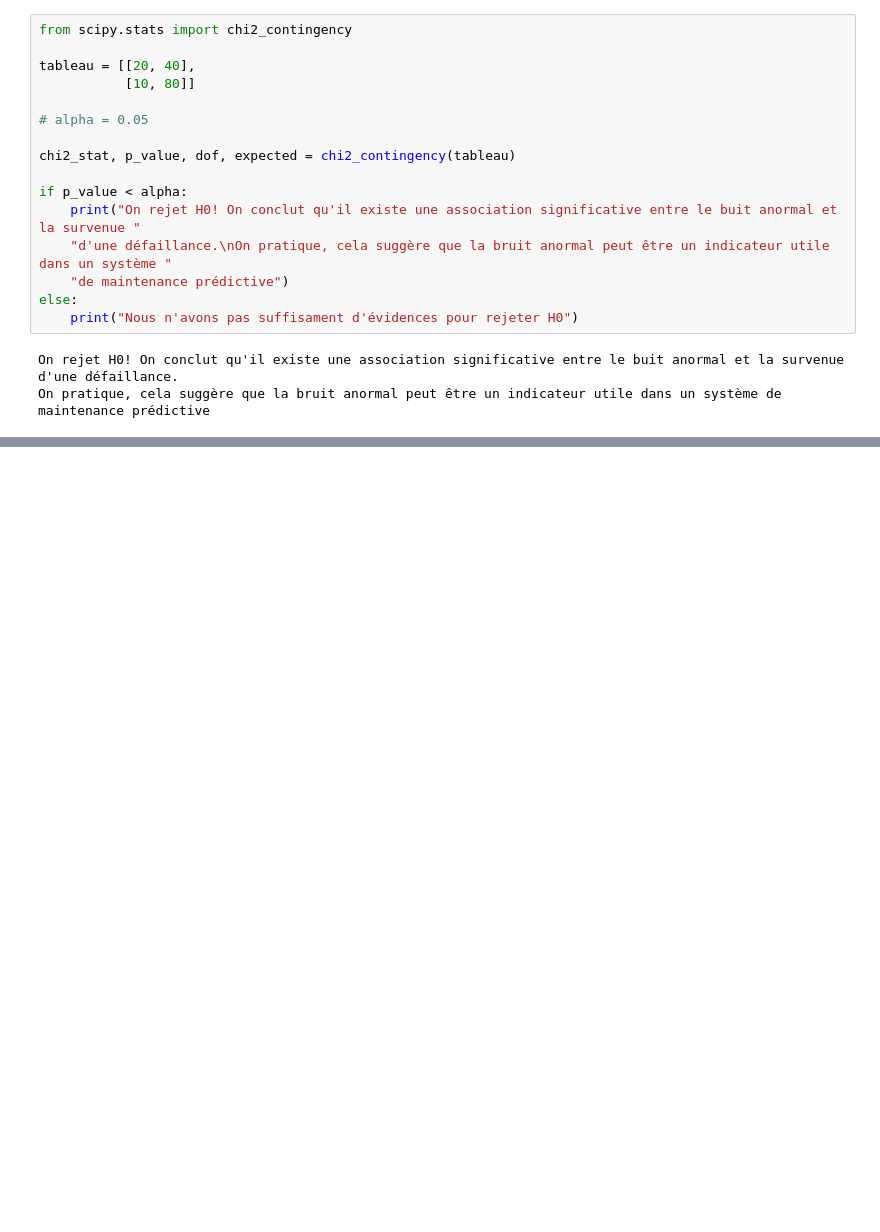
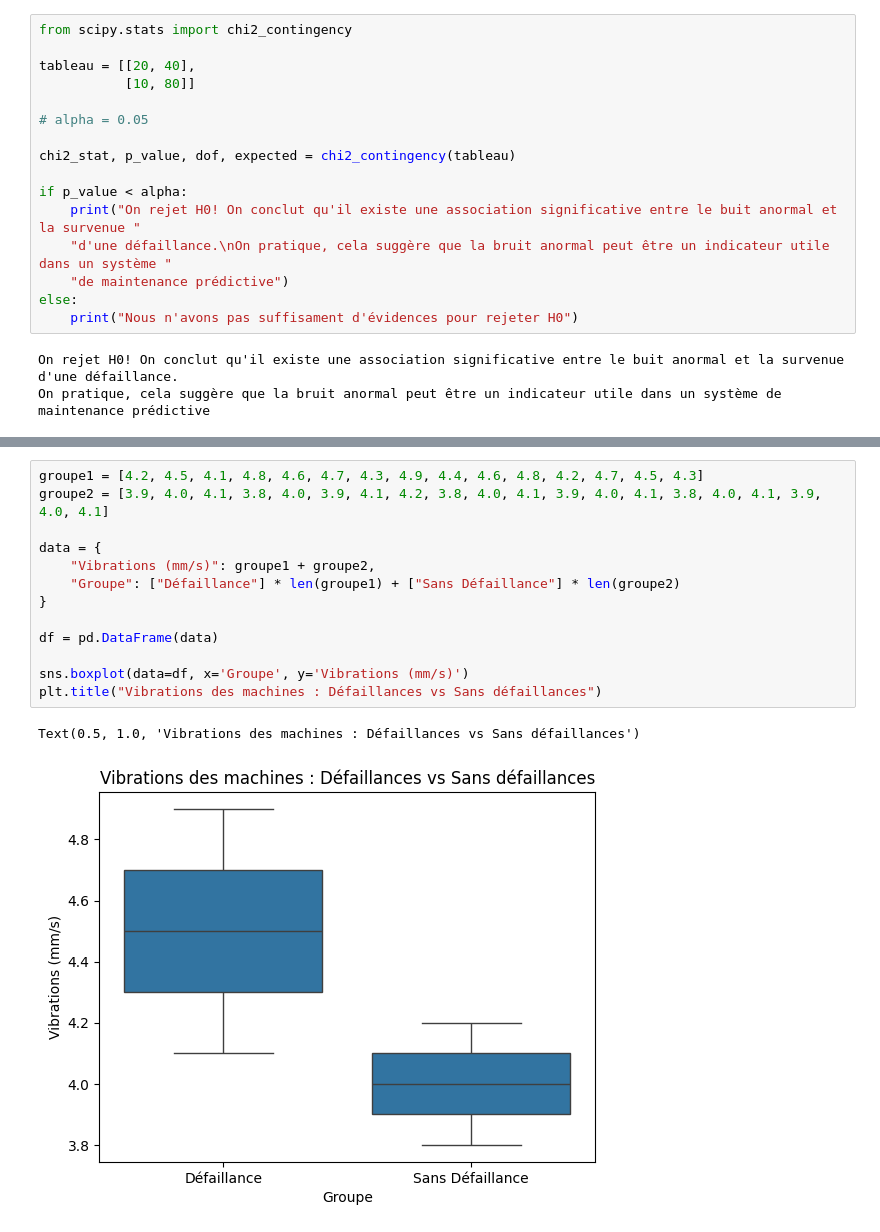
Before and after one commit to MouloudB-24/MP-PRO, a Jupyter notebook: entrainement.ipynb, the cells around one changed output, grey strips where cells are left out. Saved outputs shown, nothing was run; the diff lists cells and outputs as text; blank space fills up the shorter version.

```diff
--- a/entrainement.ipynb
+++ b/entrainement.ipynb
@@ -190,0 +223,16 @@ indiquant un potentiel problème de fonctionnement!
+# %%
+groupe1 = [4.2, 4.5, 4.1, 4.8, 4.6, 4.7, 4.3, 4.9, 4.4, 4.6, 4.8, 4.2, 4.7, 4.5, 4.3]
+groupe2 = [3.9, 4.0, 4.1, 3.8, 4.0, 3.9, 4.1, 4.2, 3.8, 4.0, 4.1, 3.9, 4.0, 4.1, 3.8, 4.0, 4.1, 3.9, 4.0, 4.1]
+
+data = {
+    "Vibrations (mm/s)": groupe1 + groupe2,
+    "Groupe": ["Défaillance"] * len(groupe1) + ["Sans Défaillance"] * len(groupe2)
+}
+
+df = pd.DataFrame(data)
+
+sns.boxplot(data=df, x='Groupe', y='Vibrations (mm/s)')
+plt.title("Vibrations des machines : Défaillances vs Sans défaillances")
+# %% [output]
+Text(0.5, 1.0, 'Vibrations des machines : Défaillances vs Sans défaillances')
+[figure, added]
```
Also changed, not shown: parts of 12 cells of this notebook.
